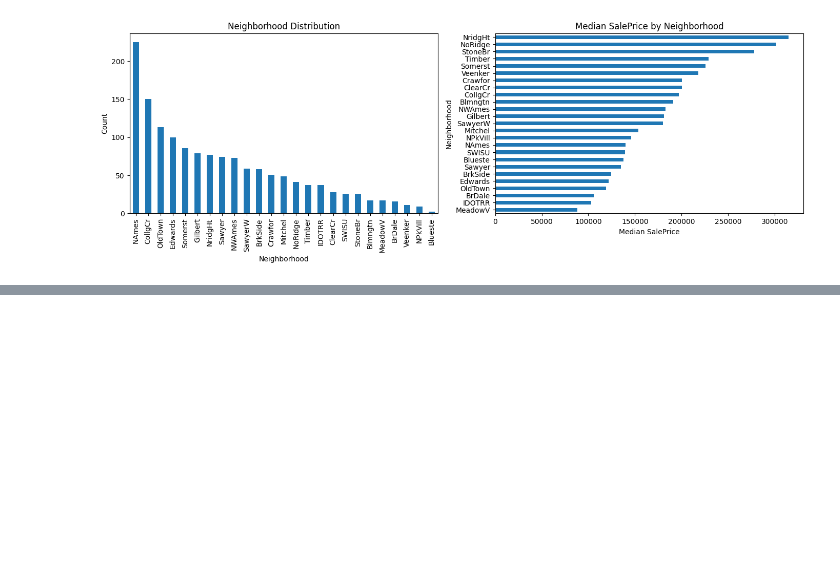
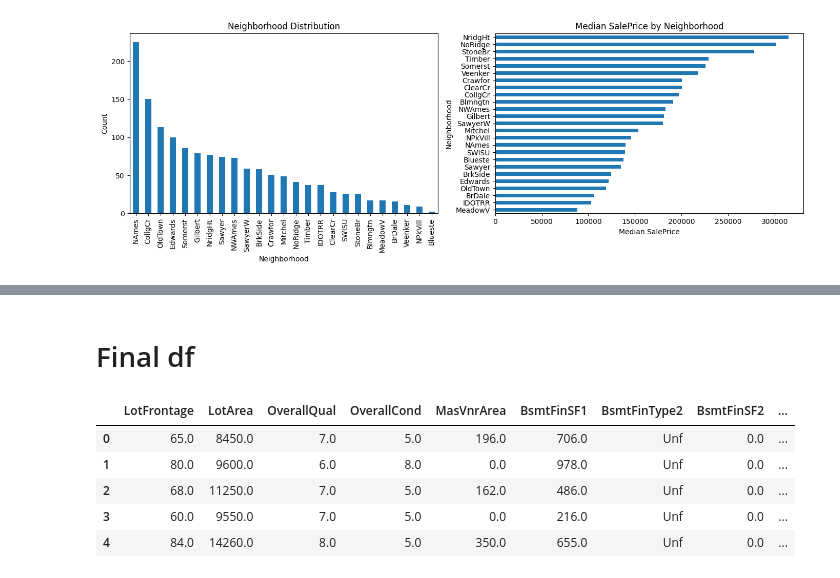
Before and after one commit to nh-adorie/adorie-data-projects, a Jupyter notebook: house-prices/notebook/01_eda_features_engineering.ipynb, the cells around one changed output, grey strips where cells are left out. Saved outputs shown, nothing was run; the diff lists cells and outputs as text; code cells hidden in the pictures; blank space fills up the shorter version.

Commit message:
rename files + encoding

```diff
--- a/house-prices/notebook/01_eda_features_engineering.ipynb
+++ b/house-prices/notebook/01_eda_features_engineering.ipynb
@@ -491,0 +490,8 @@ train_df = train_df[final_features]
+# %%
+# Check result
+ohe_df = pd.DataFrame(
+    ohe_transformed,
+    columns=ohe.get_feature_names_out(categorical_nominal)
+)
+
+ohe_df.head()
@@ -491,0 +551,20 @@ train_df = train_df[final_features]
+# %%
+train_df["CentralAir"] = train_df["CentralAir"].map({"Y": 1, "N": 0})
+# %% [markdown]
+# Final df
+# %%
+# Check all cols after encoding
+df_encoded = pd.concat([
+    train_df.drop(columns=categorical_nominal + categorical_ordinal),
+    ohe_df,
+    ordinal_df
+], axis=1)
+
+df_encoded.head()
+# %% [output]
+|  | LotFrontage | LotArea | OverallQual | OverallCond | MasVnrArea | BsmtFinSF1 | BsmtFinType2 | BsmtFinSF2 | ... |
+| 0 | 65.0 | 8450.0 | 7.0 | 5.0 | 196.0 | 706.0 | Unf | 0.0 | ... |
+| 1 | 80.0 | 9600.0 | 6.0 | 8.0 | 0.0 | 978.0 | Unf | 0.0 | ... |
+| 2 | 68.0 | 11250.0 | 7.0 | 5.0 | 162.0 | 486.0 | Unf | 0.0 | ... |
+| 3 | 60.0 | 9550.0 | 7.0 | 5.0 | 0.0 | 216.0 | Unf | 0.0 | ... |
+| 4 | 84.0 | 14260.0 | 8.0 | 5.0 | 350.0 | 655.0 | Unf | 0.0 | ... |
```
Also changed, not shown: parts of 23 cells of this notebook, 4 other files.
